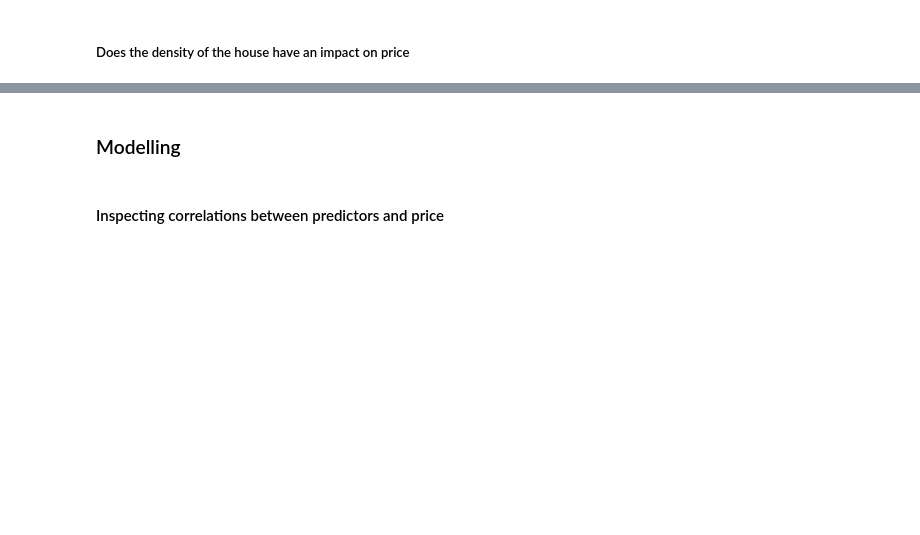
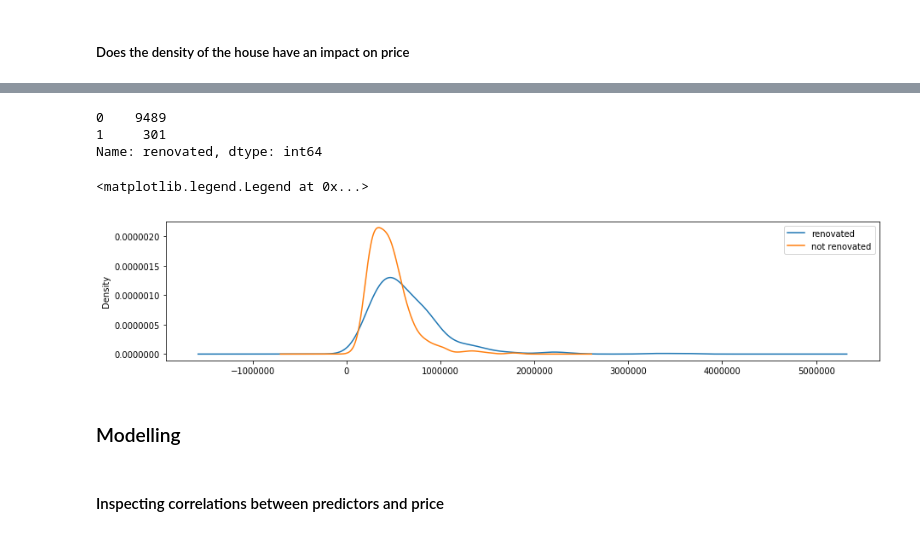
Before and after one commit to inesa-lisnic/flatiron-mod_1, a Jupyter notebook: data_cleaning.ipynb, the cells around one changed output, grey strips where cells are left out. Cells and saved outputs as stored; diff of their text form; code cells hidden in the pictures; blank space fills up the shorter version.

```diff
--- a/data_cleaning.ipynb
+++ b/data_cleaning.ipynb
@@ -346,3 +368,24 @@ We also observe that the variance in the occupancy coefficient increases as the
+# %%
+df.loc[df['bedrooms'] == 3].renovated.value_counts()
+#comparing the number of renovated houses against those without
+#considerable difference so will take an equal sized sample from non-renovated houses
+# %% [output]
+0    9489
+1     301
+Name: renovated, dtype: int64
+# %%
+non_renovated_three_bed = df.loc[(df['bedrooms'] == 3) & (df['renovated'] == 1)]
+renovated_three_bed = df.loc[(df['bedrooms'] == 3) & (df['renovated'] == 0)].sample(n = 301, random_state = 1)
+three_bed_merged = pd.concat([non_renovated_three_bed, renovated_three_bed])
+three_bed_merged['renovated'].value_counts()
+# %%
+plt.figure(figsize=(15,3))
+three_bed_merged[three_bed_merged.renovated==1]['price'].plot.kde(label = 'renovated', legend = True)
+three_bed_merged[three_bed_merged.renovated==0]['price'].plot.kde(label = 'not renovated', legend = True)
+plt.legend()
+# %% [output]
+<matplotlib.legend.Legend at 0x...>
+[figure, added]
 # %% [markdown]
 ### Modelling
 # %% [markdown]
```
Also changed, not shown: parts of 31 cells of this notebook.
